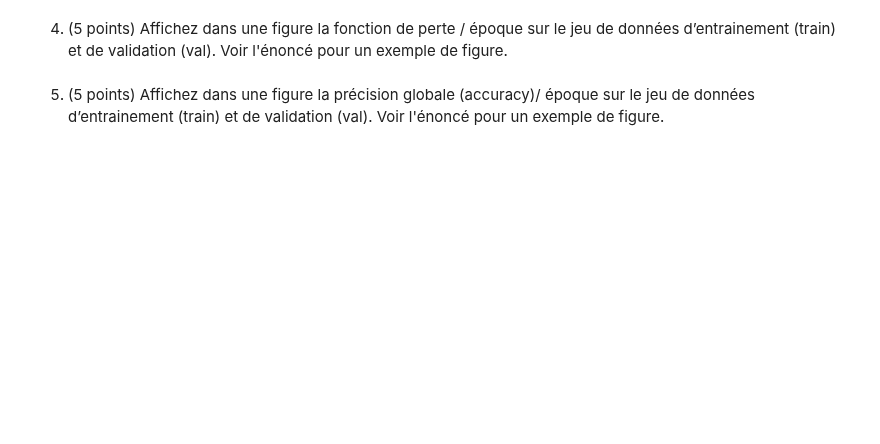
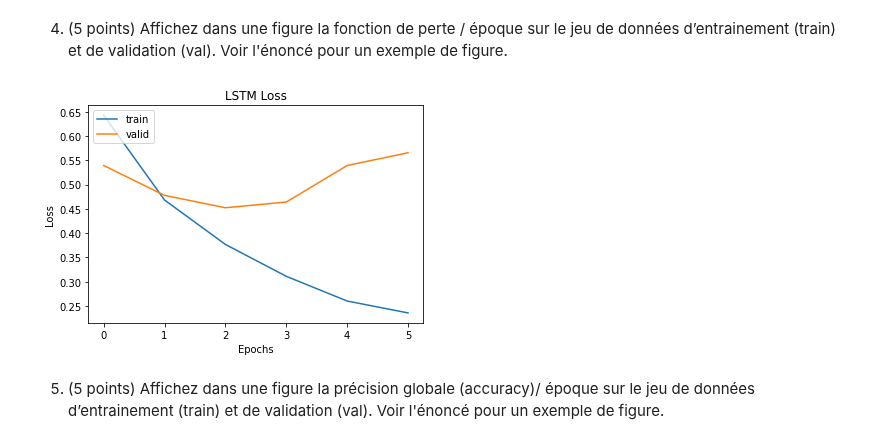
Before and after one commit to nabil-dbz/INF8460, a Jupyter notebook: TP2/Squelette et données/inf8460_A21_TP2_squelette.ipynb, the cells around one changed output. Saved outputs shown, nothing was run; the diff lists cells and outputs as text; code cells hidden in the pictures; blank space fills up the shorter version.

```diff
--- a/TP2/Squelette et données/inf8460_A21_TP2_squelette.ipynb
+++ b/TP2/Squelette et données/inf8460_A21_TP2_squelette.ipynb
@@ -432,4 +531,22 @@ Pipeline(steps=[('tfidf',
 # %% [markdown]
 2. (2 points) Effectuez un «EarlyStopping» prenant en compte une «val_loss» minimale et en attendant 3 époques.
+# %%
+early_stopping_callback = keras.callbacks.EarlyStopping(monitor='val_loss', mode='min', patience=3)
 # %% [markdown]
 3. (2 points) En utilisant un ModelCheckpoint, sauvegardez votre meilleur modèle pour lequel la métrique «val_accuracy» soit maximale.
+# %%
+basic_model_checkpoint_callback = keras.callbacks.ModelCheckpoint(
+    filepath='./history_checkpoint',
+    save_weights_only=True,
+    monitor='val_accuracy',
+    mode='max',
+    save_best_only=True
+)
+# %%
+his = basic_model.fit(
+    x=x_train,
+    y=y_train,
+    batch_size=embedding_dim,
+    epochs=10,
+    validation_data=(x_valid, y_valid),
+    callbacks=[early_stopping_callback, basic_model_checkpoint_callback])
@@ -436,4 +566,17 @@ Pipeline(steps=[('tfidf',
 # %% [markdown]
 4. (5 points) Affichez dans une figure la fonction de perte / époque sur le jeu de données d’entrainement (train) et de validation (val). Voir l'énoncé pour un exemple de figure.
+# %%
+def generate_model_history(history, monitor, ylabel, title):
+    plt.plot(history.history[monitor])
+    plt.plot(history.history['val_' + monitor])
+    plt.title(title)
+    plt.ylabel(ylabel)
+    plt.xlabel('Epochs')
+    plt.legend(['train', 'valid'], loc='upper left')
+    plt.show()
+# %%
+generate_model_history(his, 'loss', 'Loss', 'LSTM Loss')
+# %% [output]
+[figure, added]
 # %% [markdown]
 5. (5 points) Affichez dans une figure la précision globale (accuracy)/ époque sur le jeu de données d’entrainement (train) et de validation (val). Voir l'énoncé pour un exemple de figure.
```
Also changed, not shown: parts of 33 cells of this notebook.
